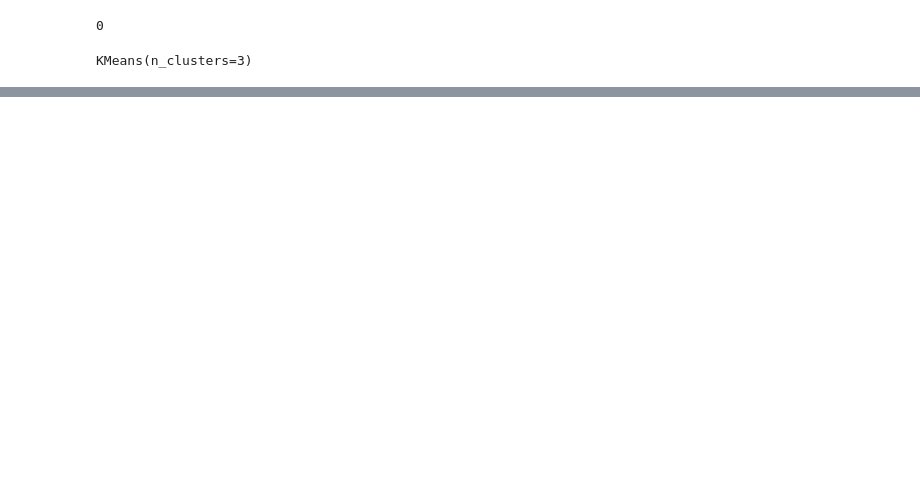
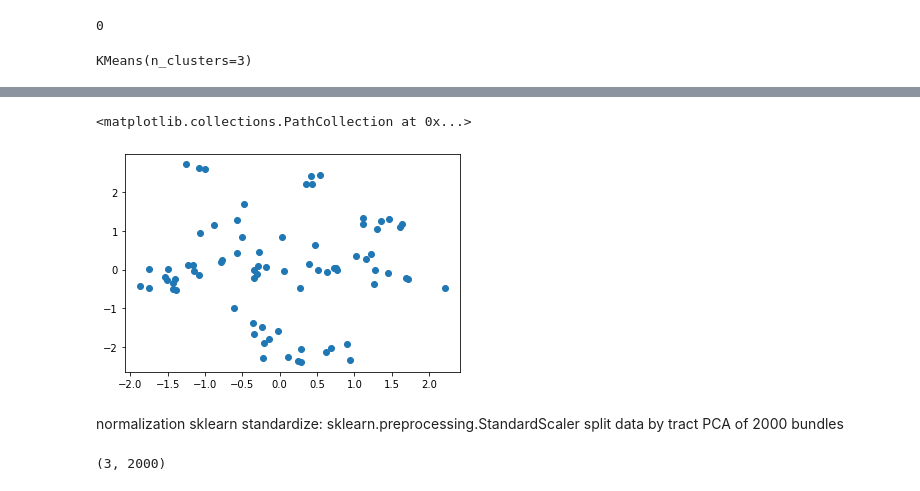
Before and after one commit to arokem/unsupervised_tractometry, a Jupyter notebook: 2021-02-04-tracts-kmeans.ipynb, the cells around one changed output, grey strips where cells are left out. Cells and saved outputs as stored; diff of their text form; code cells hidden in the pictures; blank space fills up the shorter version.

```diff
--- a/2021-02-04-tracts-kmeans.ipynb
+++ b/2021-02-04-tracts-kmeans.ipynb
@@ -94,0 +184,14 @@ plt.plot(np.mean(arr2, 0))
+# %%
+plt.scatter(x_cfm[:, 2], x_cfm[:, 1])
+# %% [output]
+<matplotlib.collections.PathCollection at 0x...>
+[figure, added]
+# %% [markdown]
+normalization
+sklearn standardize: sklearn.preprocessing.StandardScaler
+split data by tract
+PCA of 2000 bundles
+# %%
+pca.components_.shape
+# %% [output]
+(3, 2000)
```
Also changed, not shown: parts of 48 cells of this notebook.
